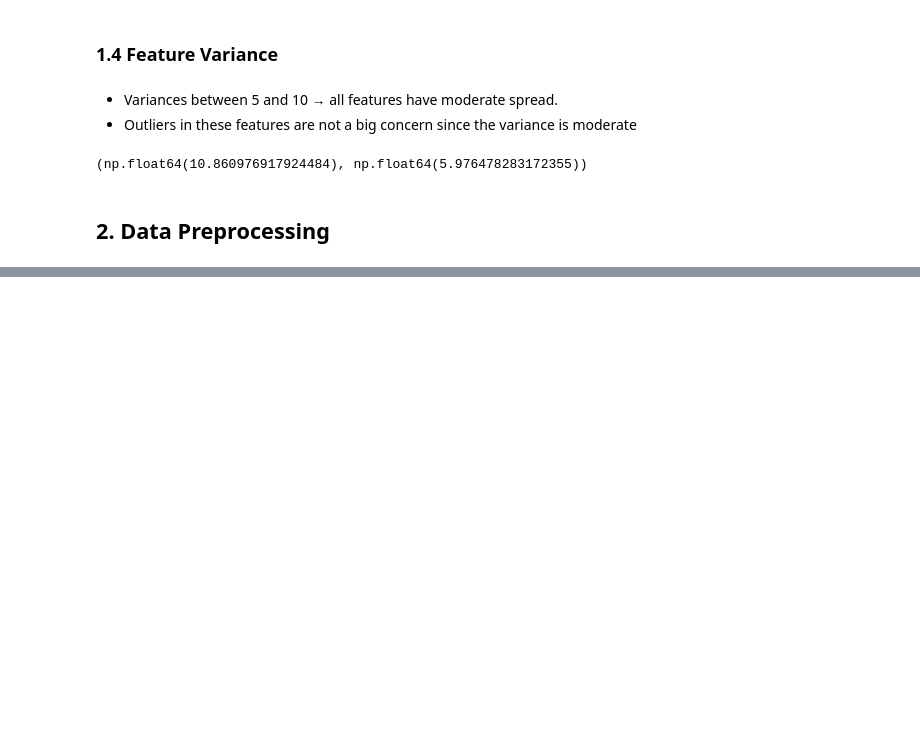
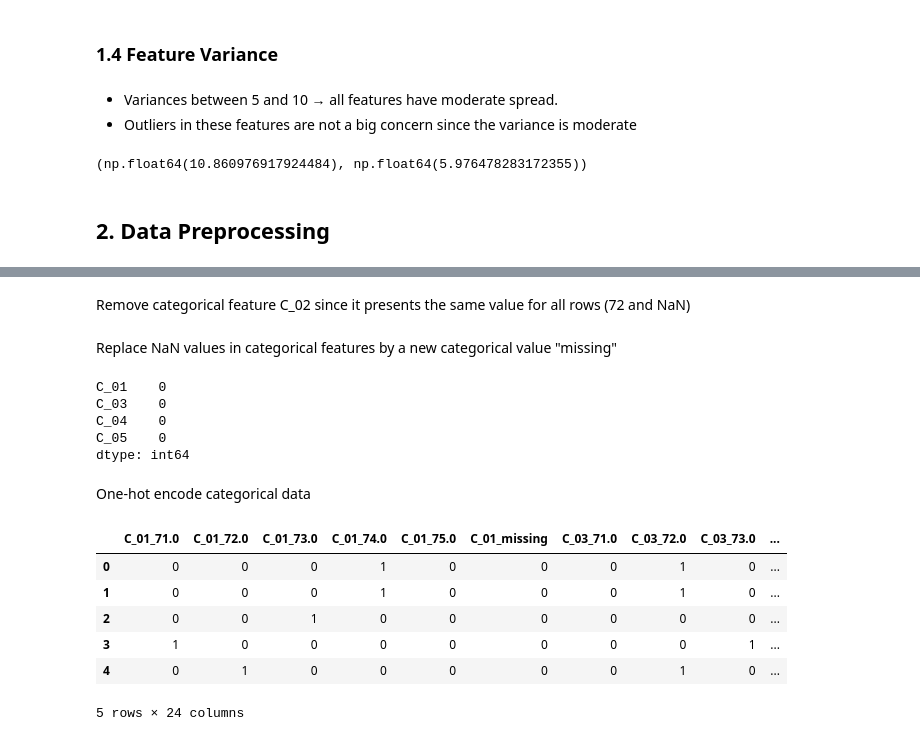
Before and after one commit to mariatmvendas/Case1_CompData, a Jupyter notebook: maria.ipynb, the cells around one changed output, grey strips where cells are left out. Drawn from its saved outputs; the diff is of its cells as text; code cells hidden in the pictures; blank space fills up the shorter version.

```diff
--- a/maria.ipynb
+++ b/maria.ipynb
@@ -276,0 +312,2 @@ feature_variance.max(), feature_variance.min()
+# %% [markdown]
+Remove categorical feature C_02 since it presents the same value for all rows (72 and NaN)
@@ -276,0 +316,25 @@ feature_variance.max(), feature_variance.min()
+# %% [markdown]
+Replace NaN values in categorical features by a new categorical value "missing"
+# %%
+categorical_data = categorical_data.fillna("missing")
+print(categorical_data.isna().sum())
+# %% [output]
+C_01    0
+C_03    0
+C_04    0
+C_05    0
+dtype: int64
+# %% [markdown]
+One-hot encode categorical data
+# %%
+categorical_data = pd.get_dummies(categorical_data)
+categorical_data = categorical_data.astype(int)
+categorical_data.head()
+# %% [output]
+|  | C_01_71.0 | C_01_72.0 | C_01_73.0 | C_01_74.0 | C_01_75.0 | C_01_missing | C_03_71.0 | C_03_72.0 | C_03_73.0 | ... |
+| 0 | 0 | 0 | 0 | 1 | 0 | 0 | 0 | 1 | 0 | ... |
+| 1 | 0 | 0 | 0 | 1 | 0 | 0 | 0 | 1 | 0 | ... |
+| 2 | 0 | 0 | 1 | 0 | 0 | 0 | 0 | 0 | 0 | ... |
+| 3 | 1 | 0 | 0 | 0 | 0 | 0 | 0 | 0 | 1 | ... |
+| 4 | 0 | 1 | 0 | 0 | 0 | 0 | 0 | 1 | 0 | ... |
+5 rows × 24 columns
```
Also changed, not shown: parts of 7 cells of this notebook.
